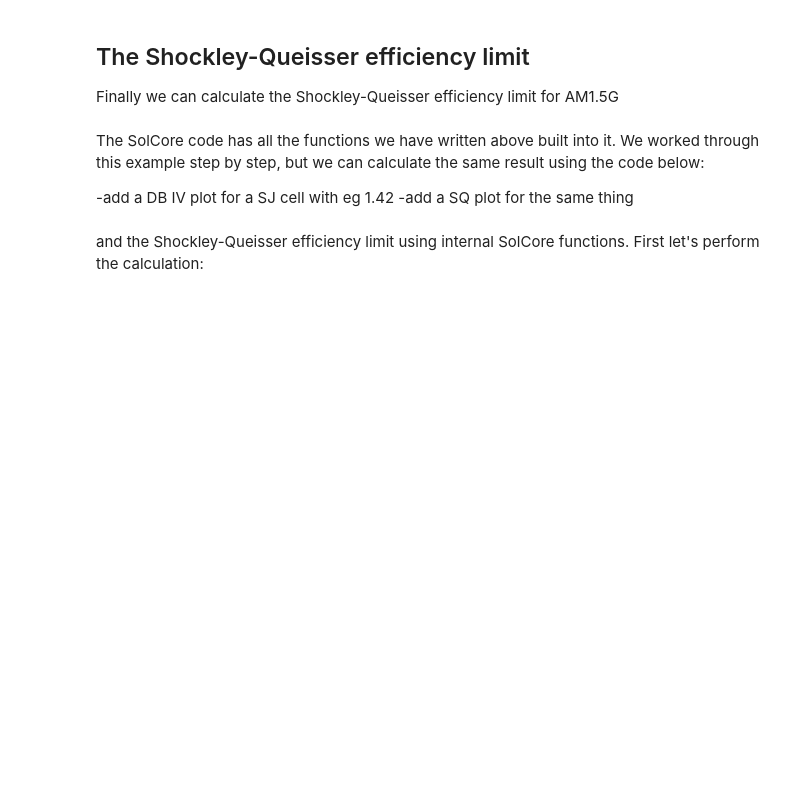
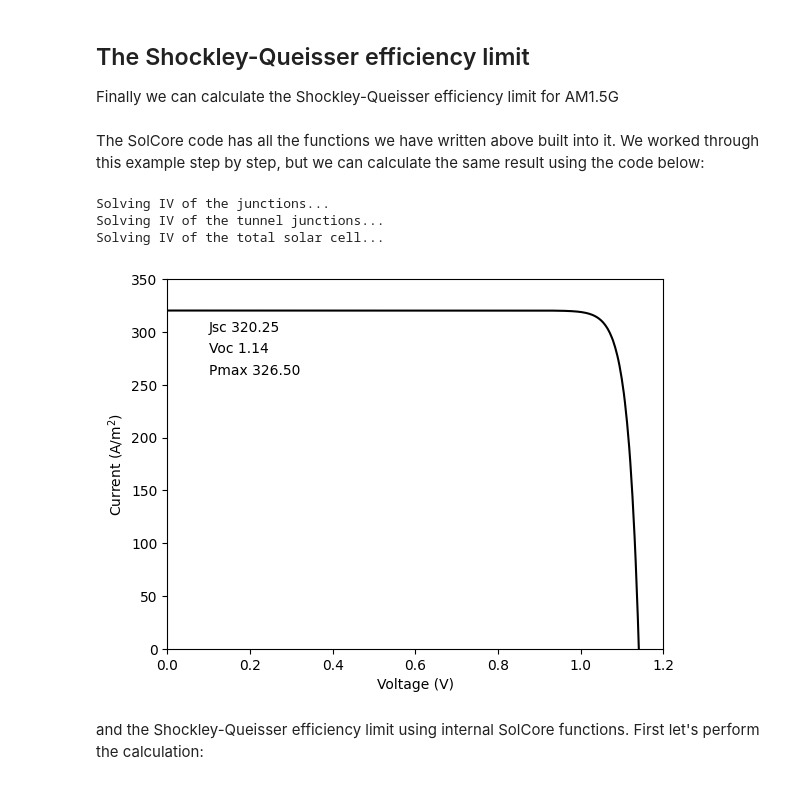
Before and after one commit to qpv-research-group/solcore-education, a Jupyter notebook: SOLA9101 tutorial/1-Limits to short-circuit current.ipynb, the cells around one changed output. Cells and saved outputs as stored; diff of their text form; code cells hidden in the pictures; blank space fills up the shorter version.

```diff
--- a/SOLA9101 tutorial/1-Limits to short-circuit current.ipynb
+++ b/SOLA9101 tutorial/1-Limits to short-circuit current.ipynb
@@ -199,44 +199,43 @@ plt.ylabel('Efficiency (%)')
 plt.legend()
 # %% [markdown]
 The SolCore code has all the functions we have written above built into it.  We worked through this example step by step, but we can calculate the same result using the code below:
-
-
-
--add a DB IV plot for a SJ cell with eg 1.42
--add a SQ plot for the same thing
 # %%
 import numpy as np
 import matplotlib.pyplot as plt
 from solcore.light_source import LightSource
 from solcore.solar_cell import SolarCell
 from solcore.solar_cell_solver import solar_cell_solver
 from solcore.structure import Junction
 
 # Load the AM1.5G solar spectrum
 wl = np.linspace(300, 4000, 4000) * 1e-9    #wl contains the x-ordinate in wavelength
 am15g = LightSource(source_type='standard', x=wl, version='AM1.5g')
 
 eg=1.42
 V = np.linspace(0, 1.3, 500)
 db_junction = Junction(kind='DB', T=300, Eg=eg, A=1, R_shunt=np.inf, n=1)
 my_solar_cell = SolarCell([db_junction], T=300, R_series=0)
 
 solar_cell_solver(my_solar_cell, 'iv',
                       user_options={'T_ambient': 300, 'db_mode': 'top_hat', 'voltages': V, 'light_iv': True,
                                     'internal_voltages': np.linspace(0, 1.3, 400), 'wavelength': wl,
                                     'mpp': True, 'light_source': am15g})
 
 plt.figure(1)
 plt.plot(V, my_solar_cell.iv.IV[1], 'k')
 plt.ylim(0, 350)
 plt.xlim(0, 1.2)
 plt.text(0.1,300,f'Jsc {my_solar_cell.iv.Isc:.2f}')
 plt.text(0.1,280,f'Voc {my_solar_cell.iv.Voc:.2f}')
 plt.text(0.1,260,f'Pmax {my_solar_cell.iv.Pmpp:.2f}')
-plt.legend()
 plt.xlabel('Voltage (V)')
 plt.ylabel('Current (A/m$^2$)')
 plt.show()
+# %% [output]
+Solving IV of the junctions...
+Solving IV of the tunnel junctions...
+Solving IV of the total solar cell...
+[figure, added]
 # %% [markdown]
 and the Shockley-Queisser efficiency limit using internal SolCore functions.  First let's perform the calculation:
 # %%
```
